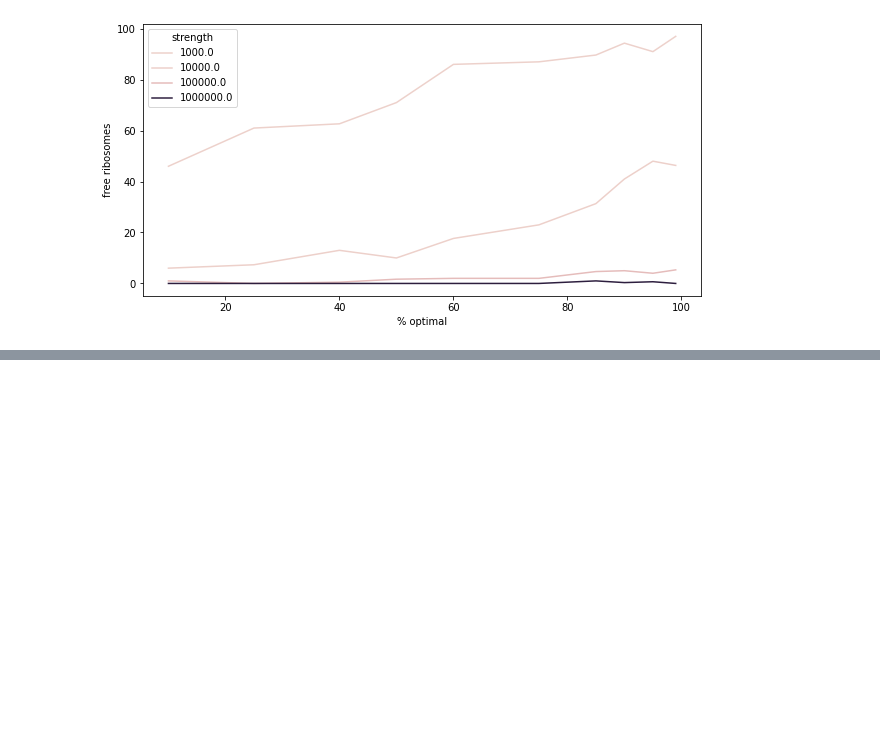
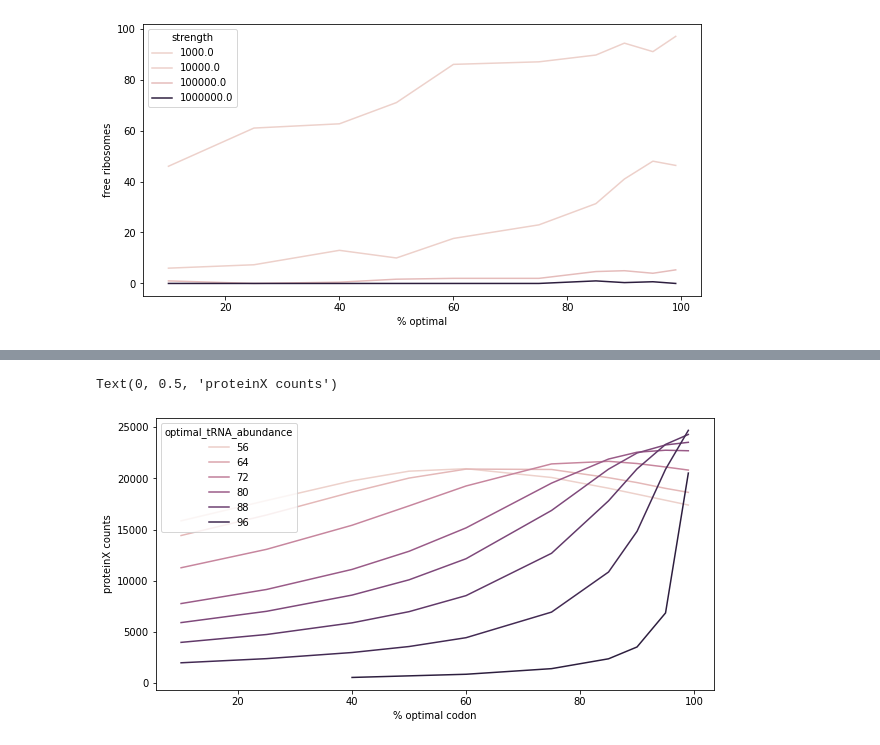
Before and after one commit to alexismhill3/tRNA-dynamics, a Jupyter notebook: analysis/two_codon.ipynb, the cells around one changed output, grey strips where cells are left out. Saved outputs shown, nothing was run; the diff lists cells and outputs as text; code cells hidden in the pictures; blank space fills up the shorter version.

```diff
--- a/analysis/two_codon.ipynb
+++ b/analysis/two_codon.ipynb
@@ -290,3 +290,18 @@ plt.ylabel("free ribosomes")
 # %% [output]
 Text(0, 0.5, 'free ribosomes')
 [figure]
+# %%
+fractions = [10, 25, 40, 50, 60, 75, 85, 90, 95, 99]
+count_good = [55, 60, 70, 80, 85, 90, 95, 99]
+df_master = None
+for frac in fractions:
+    for count in count_good:
+        count_bad = 100 - count
+        path = f"../output/two_codon_var_trna_ratios/two_codon_fixed_transcript_{frac}_{count}_{count_bad}_100.0_100.0_200_1200_5.0_10000.0"
+        tmp = get_average_protein(path, frac, 500, 3)
+        tmp["optimal_tRNA_abundance"] = count
+        if df_master is not None:
+            df_master = df_master.append(tmp, ignore_index=True)
+        else:
+            df_master = tmp
+df_master
@@ -292,0 +322,8 @@ Text(0, 0.5, 'free ribosomes')
+# %%
+df_fil = df_master[(df_master.species == "proteinX")]
+sns.lineplot(x="percent_good", y="protein", hue="optimal_tRNA_abundance", data=df_fil)
+plt.xlabel("% optimal codon")
+plt.ylabel("proteinX counts")
+# %% [output]
+Text(0, 0.5, 'proteinX counts')
+[figure, added]
```
Also changed, not shown: parts of 4 cells of this notebook, 1 other file.
